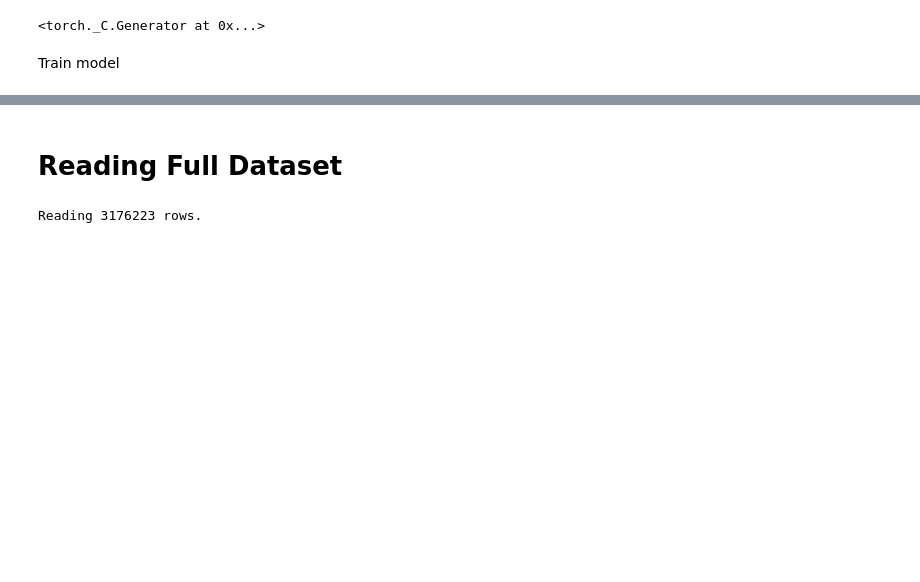
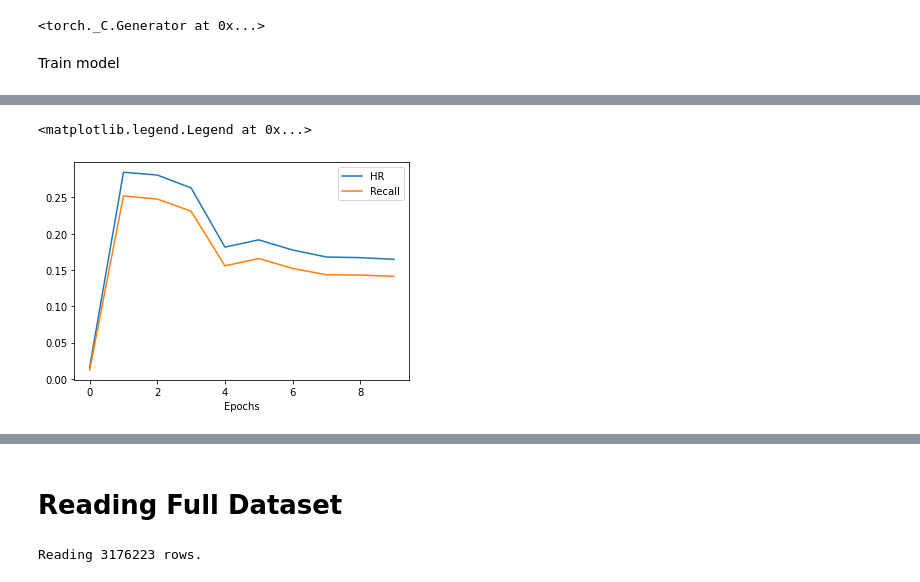
Before and after one commit to jdepreter/ai-project, a Jupyter notebook: rbm_notebook.ipynb, the cells around one changed output, grey strips where cells are left out. Drawn from its saved outputs; the diff is of its cells as text; code cells hidden in the pictures; blank space fills up the shorter version.

```diff
--- a/rbm_notebook.ipynb
+++ b/rbm_notebook.ipynb
@@ -453,0 +603,9 @@ recall 0.13985710796287248
+# %%
+plt.clf()
+plt.plot(hrs, label='HR')
+plt.plot(rs, label='Recall')
+plt.xlabel("Epochs")
+plt.legend()
+# %% [output]
+<matplotlib.legend.Legend at 0x...>
+[figure, added]
```
Also changed, not shown: parts of 21 cells of this notebook.
